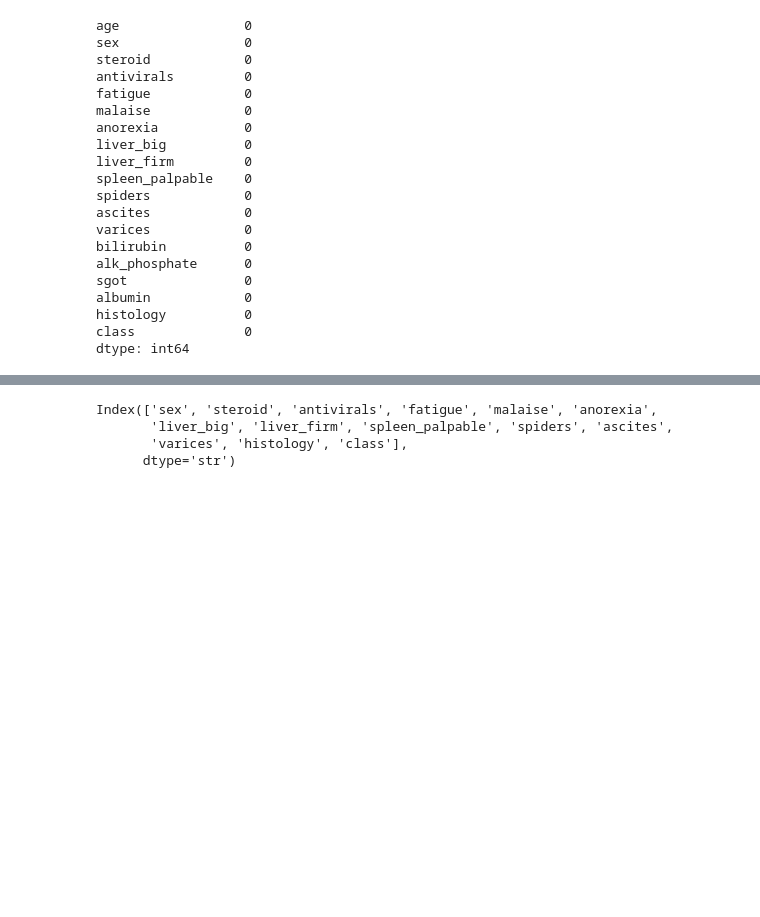
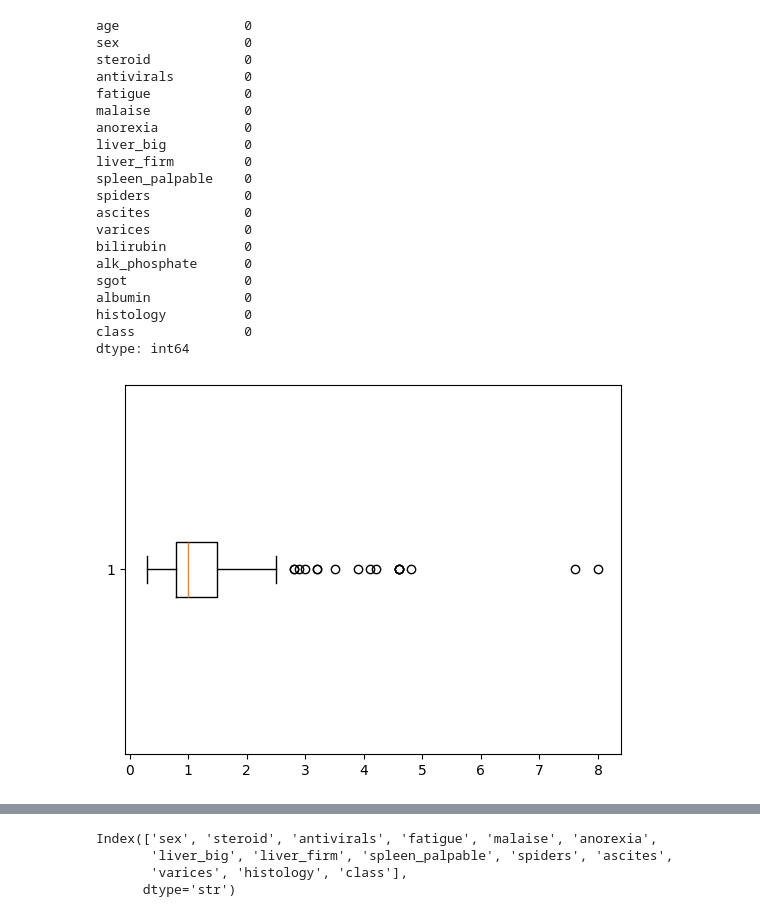
Before and after one commit to victorouma1/machine-learning-1, a Jupyter notebook: LR and SVM challenge.ipynb, the cells around one changed output, grey strips where cells are left out. Drawn from its saved outputs; the diff is of its cells as text; code cells hidden in the pictures; blank space fills up the shorter version.

```diff
--- a/LR and SVM challenge.ipynb
+++ b/LR and SVM challenge.ipynb
@@ -177,3 +177,8 @@ albumin            0
 histology          0
 class              0
 dtype: int64
+# %%
+plt.boxplot(df_1['bilirubin'], vert = False)
+plt.show()
+# %% [output]
+[figure, added]
```
Also changed, not shown: parts of 14 cells of this notebook, 6 other files.
